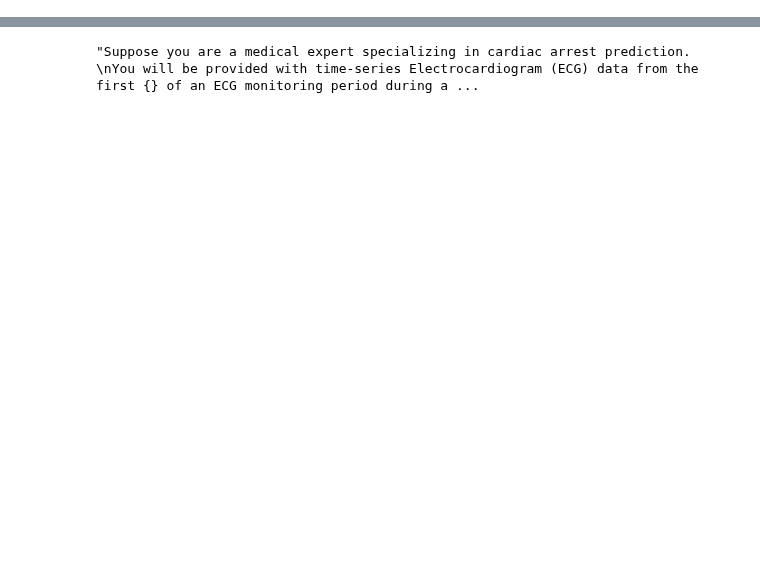
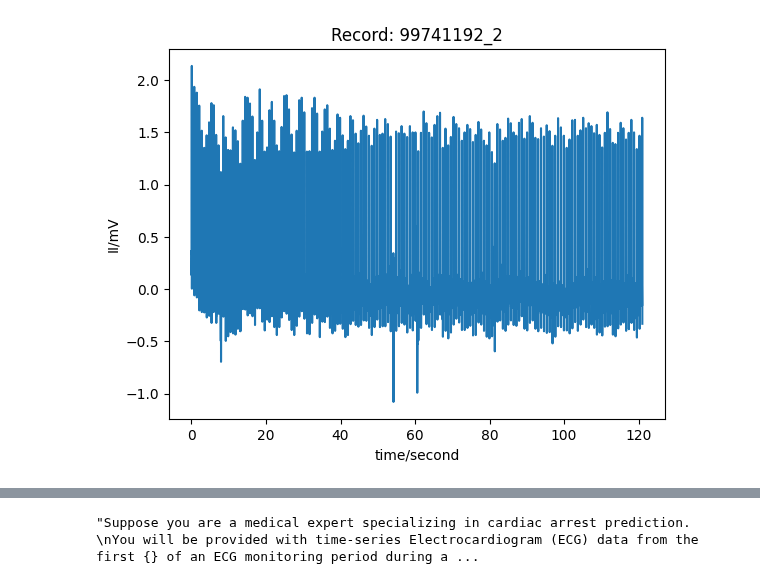
Before and after one commit to BrachioLab/FIX-2, a Jupyter notebook: notebooks/cardiac.ipynb, the cells around one changed output, grey strips where cells are left out. Cells and saved outputs as stored; diff of their text form; code cells hidden in the pictures; blank space fills up the shorter version.

Commit message:
update to cardiac

```diff
--- a/notebooks/cardiac.ipynb
+++ b/notebooks/cardiac.ipynb
@@ -583,0 +84,7 @@ prompt.format(duration_str, start_time.time(), cutoff_time.time(), new_fs, 60/ne
+# %%
+ds = load_dataset("BrachioLab/mcmed-cardiac")
+cardiac_data_all = ds['train'].to_pandas()
+cardiac_data = cardiac_data_all.sample(200, random_state=11).reset_index(drop=True)
+
+cardiac_data['label'] = cardiac_data['label'].map({True: 'Yes', False: 'No'})
+cardiac_data
@@ -583,0 +101,3 @@ prompt.format(duration_str, start_time.time(), cutoff_time.time(), new_fs, 60/ne
+# %%
+example_data = cardiac_data.iloc[0].to_dict()
+print(example_data['label'], example_data['alarm'])
@@ -583,0 +106,10 @@ prompt.format(duration_str, start_time.time(), cutoff_time.time(), new_fs, 60/ne
+# %%
+record_keys = ['record_name', 'n_sig', 'fs', 'counter_freq', 'base_counter', 'sig_len', 'base_time', 'base_date', 'comments', 'sig_name', 'p_signal', 'd_signal', 'e_p_signal', 'e_d_signal', 'file_name', 'fmt', 'samps_per_frame', 'skew', 'byte_offset', 'adc_gain', 'baseline', 'units', 'adc_res', 'adc_zero', 'init_value', 'checksum', 'block_size']
+record_dict = {k: v for k, v in example_data.items() if k in record_keys}
+# record_dict['p_signal'] = np.array(record_dict['p_signal'])
+record_dict['p_signal'] = example_data['p_signal'].reshape(-1, 1)
+record = wfdb.Record(**record_dict)
+
+wfdb.plot_wfdb(record=record)
+# %% [output]
+[figure, added]
```
Also changed, not shown: parts of 101 cells of this notebook, 11 other files.
